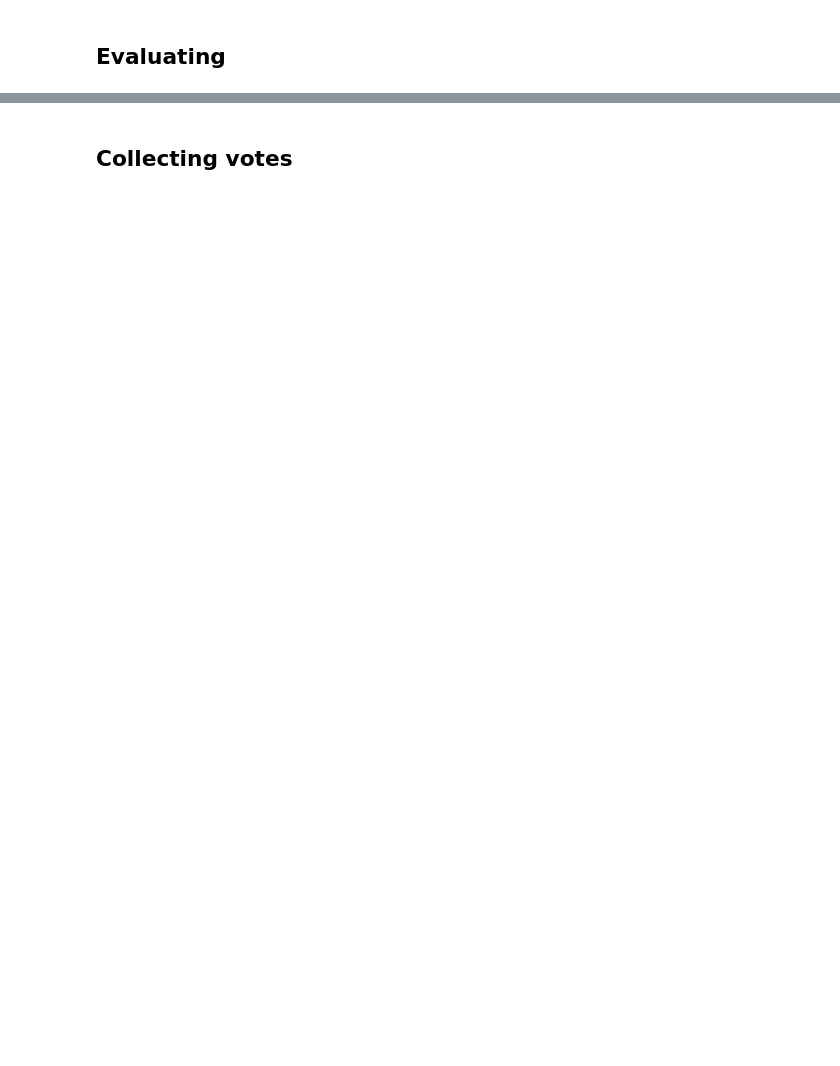
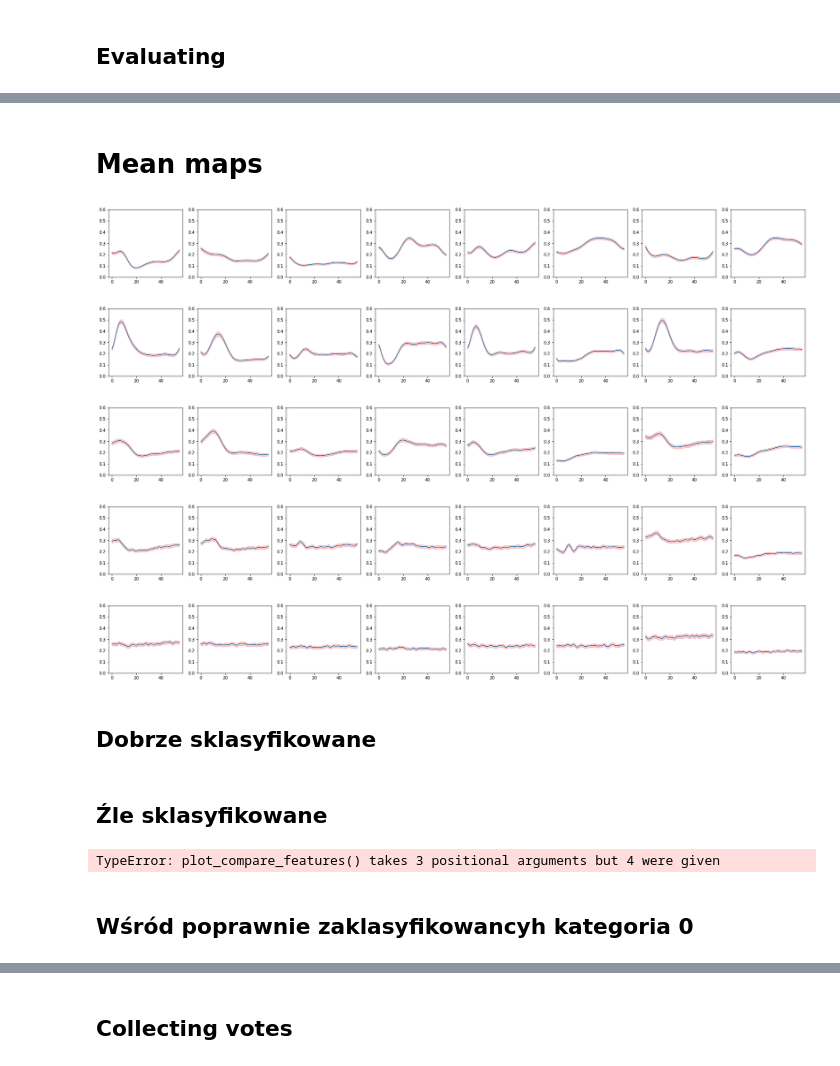
Before and after one commit to Przepioreczka/licencjat, a Jupyter notebook: Learning.ipynb, the cells around one changed output, grey strips where cells are left out. Cells and saved outputs as stored; diff of their text form; code cells hidden in the pictures; blank space fills up the shorter version.

```diff
--- a/Learning.ipynb
+++ b/Learning.ipynb
@@ -210,0 +208,13 @@ Test loss: 0.6782204704449544 / Test accuracy: 0.5783790946006775
+# %% [markdown]
+# Mean maps
+# %%
+feature_maps = model.predict(X_validation)
+plot_features(feature_maps, filters, (0,0.6))
+# %% [output]
+[figure, added]
+[figure, added]
+[figure, added]
+[figure, added]
+[figure, added]
+# %% [markdown]
+## Dobrze sklasyfikowane
@@ -210,0 +225,2 @@ Test loss: 0.6782204704449544 / Test accuracy: 0.5783790946006775
+# %% [markdown]
+## Źle sklasyfikowane
@@ -210,0 +231,6 @@ Test loss: 0.6782204704449544 / Test accuracy: 0.5783790946006775
+# %%
+plot_compare_features(features_good, features_bad, filters, (0,0.5))
+# %% [output]
+TypeError: plot_compare_features() takes 3 positional arguments but 4 were given
+# %% [markdown]
+## Wśród poprawnie zaklasyfikowancyh kategoria 0
```
Also changed, not shown: parts of 40 cells of this notebook, 4 other files.
